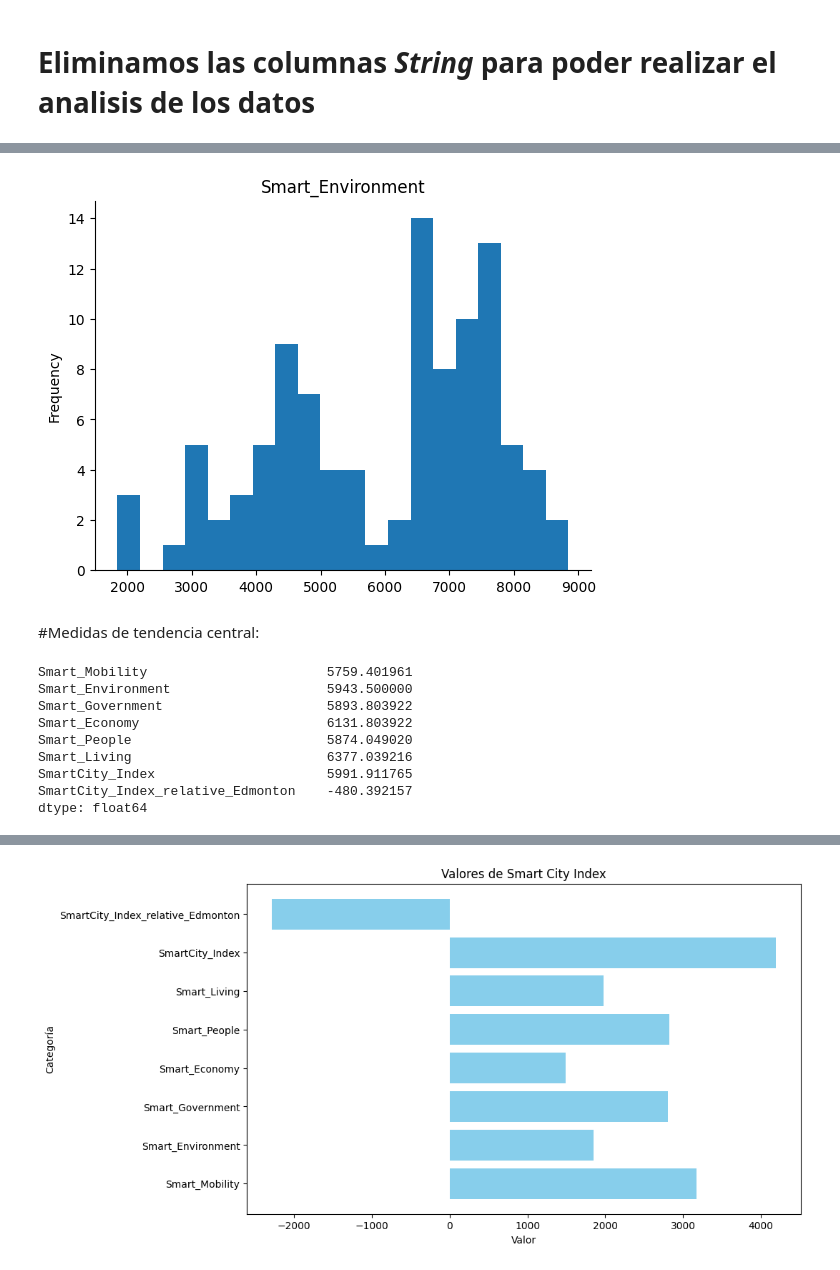
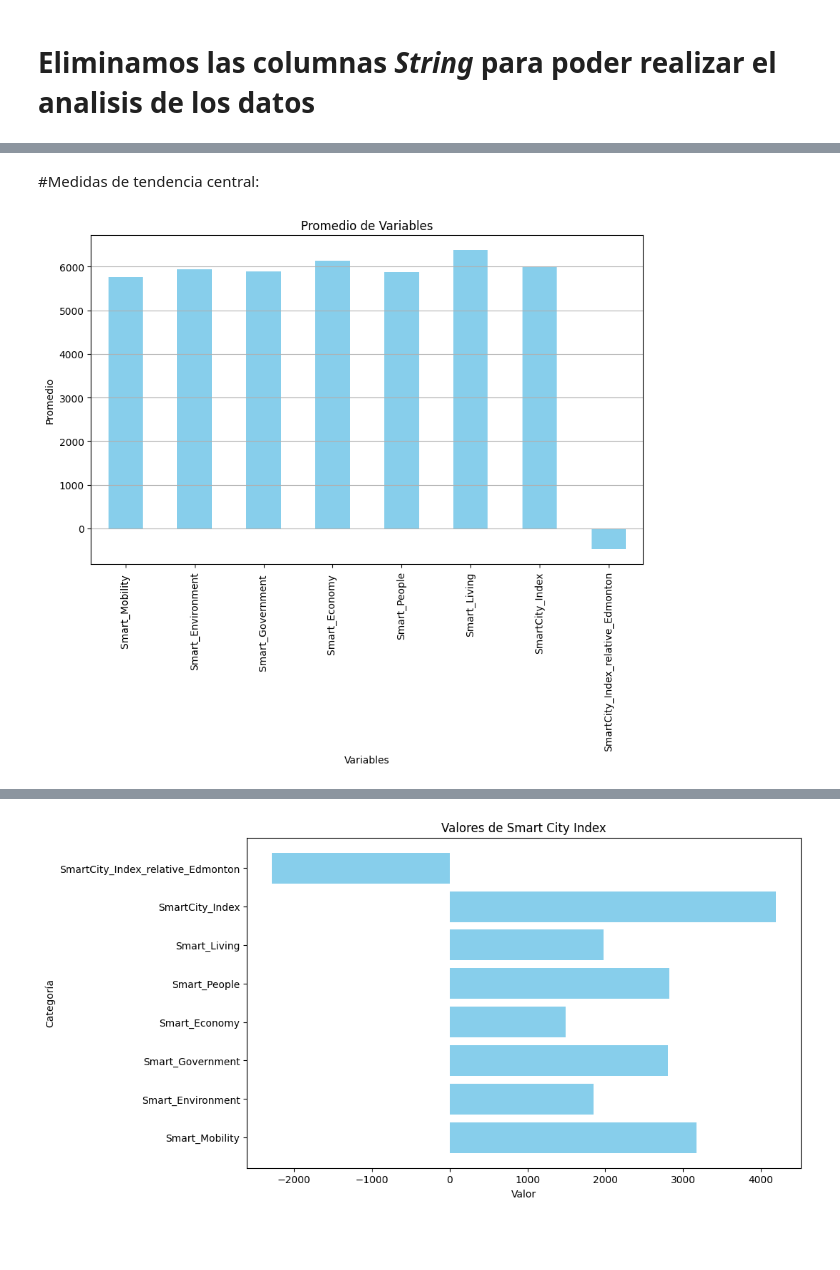
Before and after one commit to DEBUGCODE-INNOVACIONES/Estadistica, a Jupyter notebook: tp_final_Prog+IOT.ipynb, the cells around one changed output, grey strips where cells are left out. Saved outputs shown, nothing was run; the diff lists cells and outputs as text; code cells hidden in the pictures; blank space fills up the shorter version.

```diff
--- a/tp_final_Prog+IOT.ipynb
+++ b/tp_final_Prog+IOT.ipynb
@@ -105,9 +104 @@ df_sin_string.head(102)
-# %%
-# @title Smart_Environment
-
-from matplotlib import pyplot as plt
-df_sin_string['Smart_Environment'].plot(kind='hist', bins=20, title='Smart_Environment')
-plt.gca().spines[['top', 'right',]].set_visible(False)
-# %% [output]
-[figure, removed]
 # %%
@@ -119,15 +107,18 @@ df_sin_string = df.drop (['Id','City', 'Country'], axis=1)
 # %% [markdown]
 #Medidas de tendencia central:
-# %%
-# @title Media
-df_sin_string.mean()
-# %% [output]
-Smart_Mobility                       5759.401961
-Smart_Environment                    5943.500000
-Smart_Government                     5893.803922
-Smart_Economy                        6131.803922
-Smart_People                         5874.049020
-Smart_Living                         6377.039216
-SmartCity_Index                      5991.911765
-SmartCity_Index_relative_Edmonton    -480.392157
-dtype: float64
+# %%
+# @title Media
+#sin string 1 es sin ningun str
+
+promedios = df_sin_string1.mean()
+
+# Crear el gráfico de barras verticales
+plt.figure(figsize=(10, 6))
+promedios.plot(kind='bar', color='skyblue')
+plt.xlabel('Variables')
+plt.ylabel('Promedio')
+plt.title('Promedio de Variables')
+plt.grid(axis='y')  # Agregar líneas de cuadrícula solo en el eje y
+plt.show()
+# %% [output]
+[figure, added]
```
Also changed, not shown: parts of 33 cells of this notebook.
